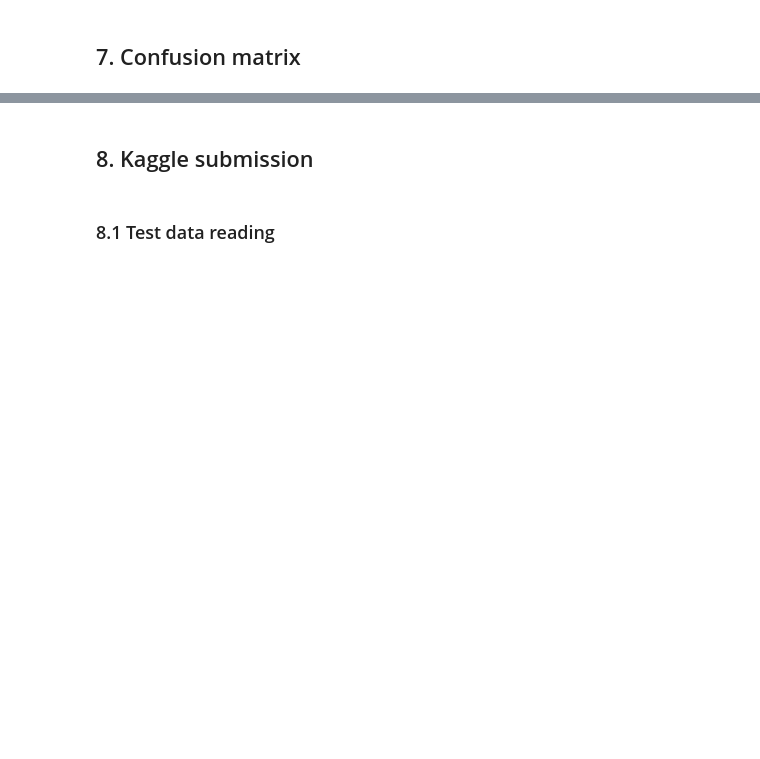
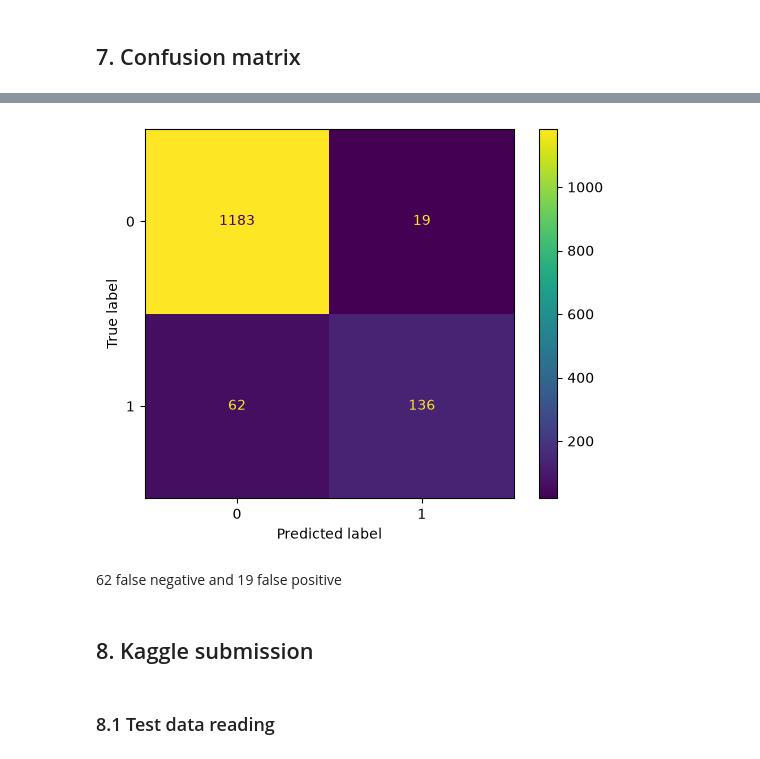
Before and after one commit to vinimsc/dat200-ca4, a Jupyter notebook: CA4-Group3.ipynb, the cells around one changed output, grey strips where cells are left out. Cells and saved outputs as stored; diff of their text form; code cells hidden in the pictures; blank space fills up the shorter version.

```diff
--- a/CA4-Group3.ipynb
+++ b/CA4-Group3.ipynb
@@ -417,8 +476,9 @@ xgb_search = GridSearchCV(
 )
 
 xgb_search = xgb_search.fit(X, y)
+
 print(xgb_search.best_params_)
 
-best_xgb = xgb_search.best_estimator_.named_steps["xgbclassifier"]
+best_xgb = xgb_search.best_estimator_
 
-print(f'CV F1: {xgb_search.best_score_:.3f}')
+print(f'CV F1 macro: {xgb_search.best_score_:.3f}')
@@ -543,9 +630,18 @@ visual.plot();
 # %%
-y_pred = xgb_search.predict(X_test)
+X_xgb = X
+X_train, X_test, y_train, y_test = train_test_split(X_xgb, y, test_size=0.4, stratify=y, random_state=42)
+
+best_xgb.fit(X_train, y_train)
+y_pred = best_xgb.predict(X_test)
 
 cm = confusion_matrix(y_test, y_pred)
 visual = ConfusionMatrixDisplay(confusion_matrix=cm)
-visual.plot();
+visual.plot()
+plt.show()
+# %% [output]
+[figure, added]
+# %% [markdown]
+62 false negative and 19 false positive
 # %% [markdown]
 ## 8. Kaggle submission
 # %% [markdown]
```
Also changed, not shown: parts of 32 cells of this notebook, 3 other files.
